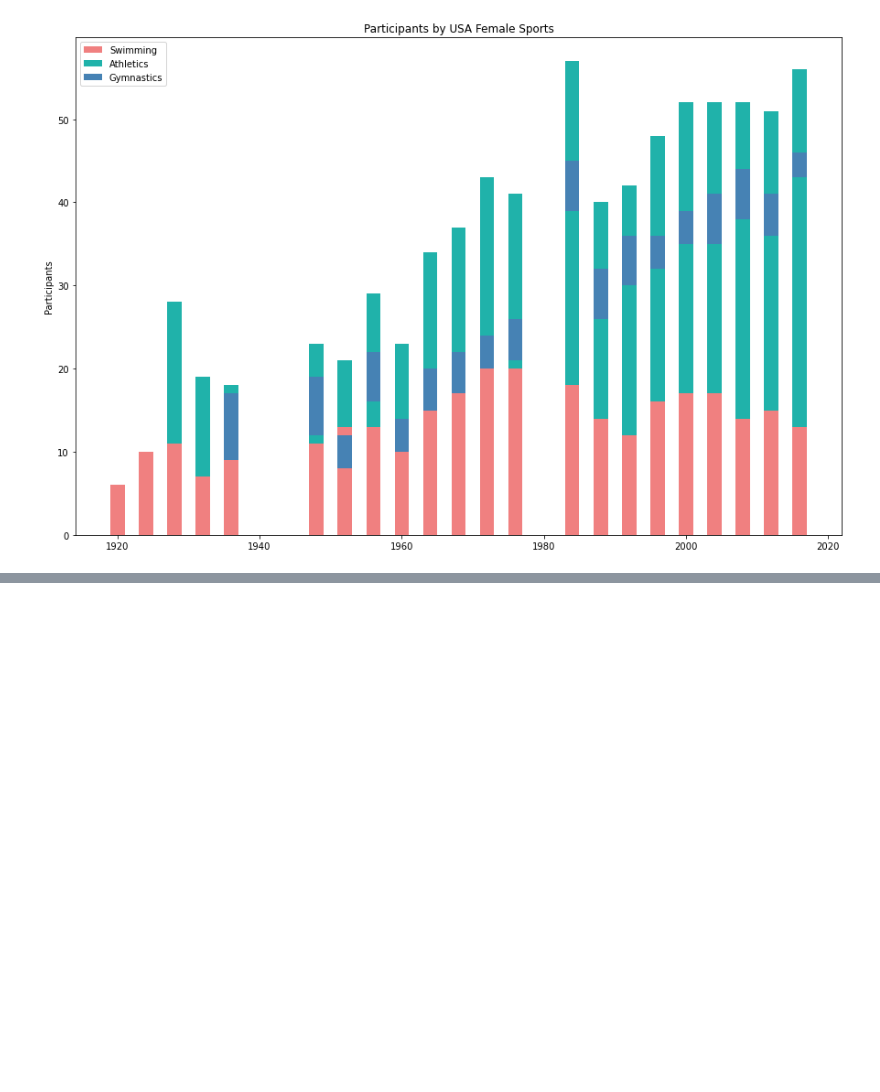
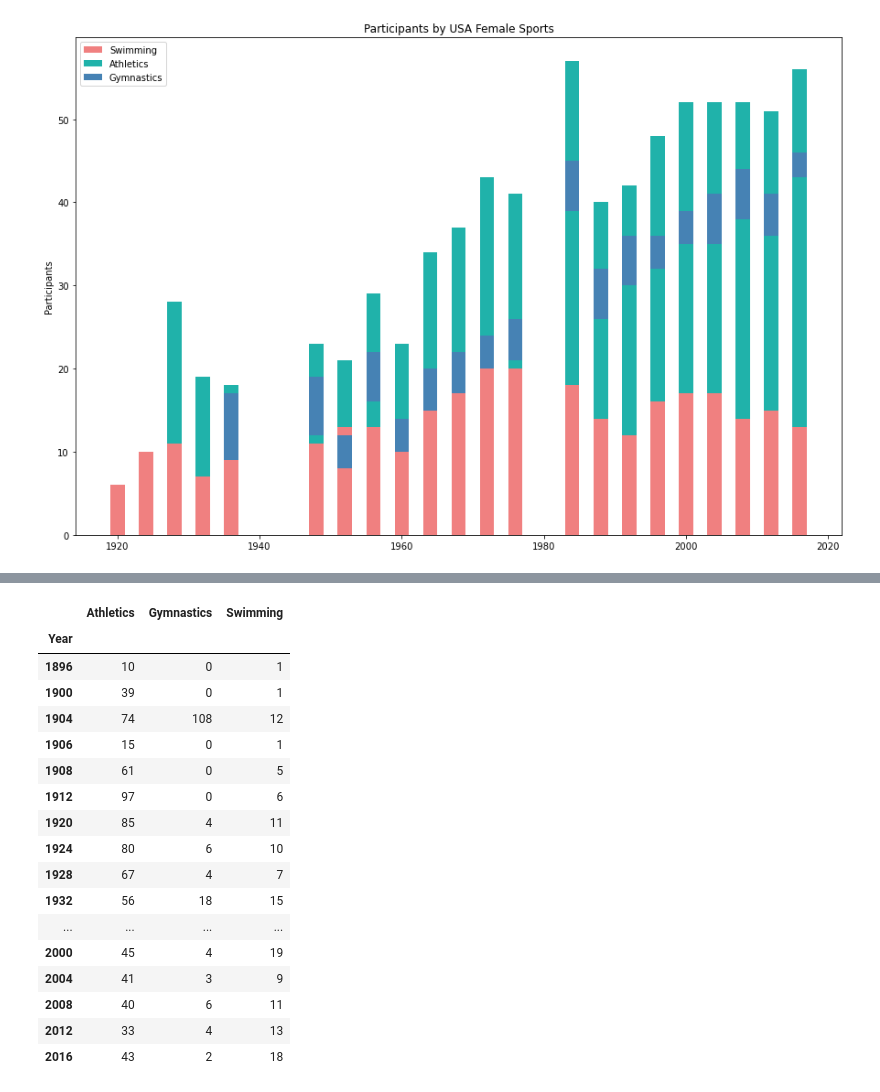
Before and after one commit to fhelms8/Git_Sum_Group_Prj, a Jupyter notebook: women.ipynb, the cells around one changed output, grey strips where cells are left out. Drawn from its saved outputs; the diff is of its cells as text; code cells hidden in the pictures; blank space fills up the shorter version.

```diff
--- a/women.ipynb
+++ b/women.ipynb
@@ -266,0 +267,21 @@ plt.show()
+# %%
+merged_men
+# %% [output]
+|  | Athletics | Gymnastics | Swimming |
+| Year |  |  |  |
+| 1896 | 10 | 0 | 1 |
+| 1900 | 39 | 0 | 1 |
+| 1904 | 74 | 108 | 12 |
+| 1906 | 15 | 0 | 1 |
+| 1908 | 61 | 0 | 5 |
+| 1912 | 97 | 0 | 6 |
+| 1920 | 85 | 4 | 11 |
+| 1924 | 80 | 6 | 10 |
+| 1928 | 67 | 4 | 7 |
+| 1932 | 56 | 18 | 15 |
+| ... | ... | ... | ... |
+| 2000 | 45 | 4 | 19 |
+| 2004 | 41 | 3 | 9 |
+| 2008 | 40 | 6 | 11 |
+| 2012 | 33 | 4 | 13 |
+| 2016 | 43 | 2 | 18 |
```
Also changed, not shown: parts of 1 cell of this notebook, 2 other files.
